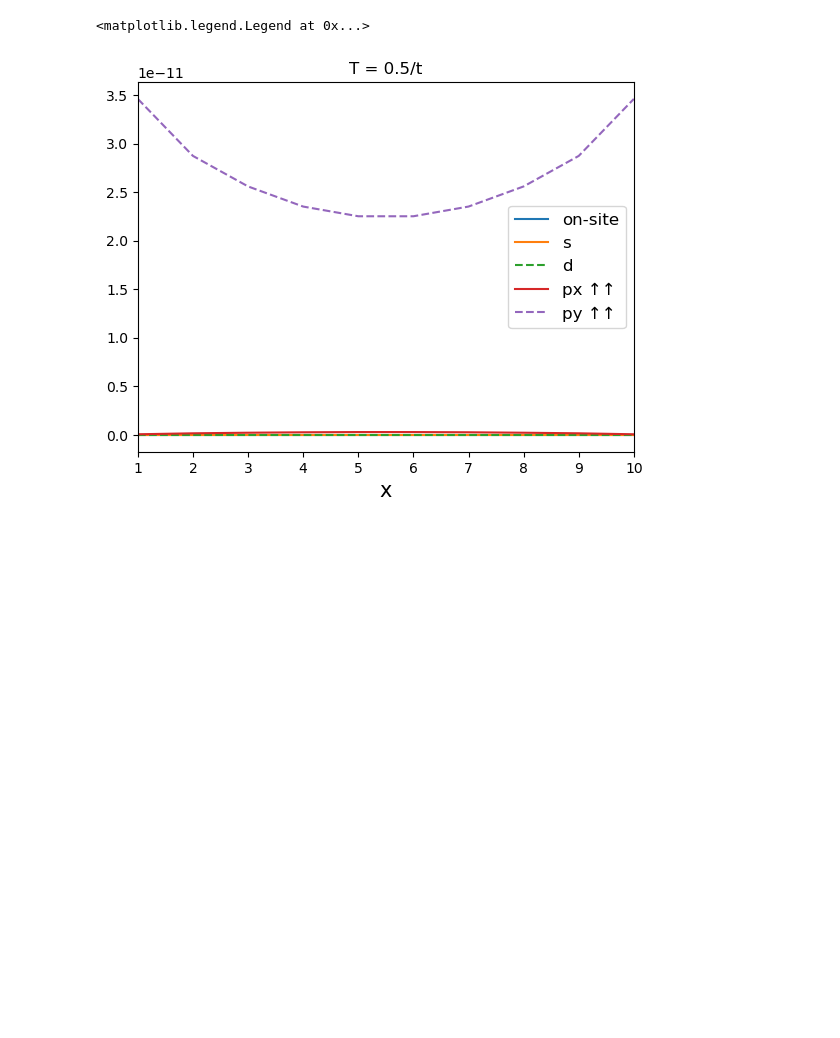
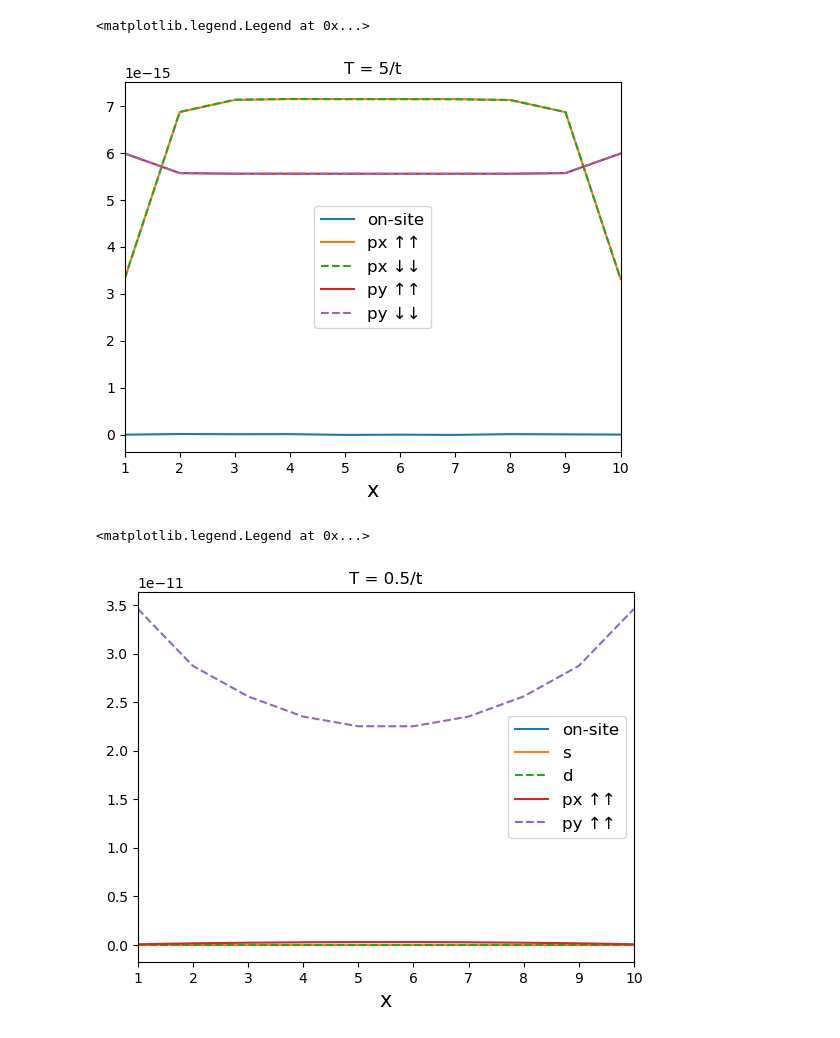
Before and after one commit to emilssp/master-thesis-codebase, a Jupyter notebook: notebooks/triplet.ipynb, the cells around one changed output. Saved outputs shown, nothing was run; the diff lists cells and outputs as text; code cells hidden in the pictures; blank space fills up the shorter version.

```diff
--- a/notebooks/triplet.ipynb
+++ b/notebooks/triplet.ipynb
@@ -61,0 +62,20 @@ plt.legend(fontsize=12, loc="best")
+# %%
+X, Y = 10, 50
+lattice = Lattice(X, Y)
+
+t = 1
+mu = 1.5 * t * np.ones(lattice.X)
+T = 5
+
+U0 = 2 * t
+U = U0 * np.ones(lattice.X)
+
+V0 = 1.5* t*2
+V = V0 * np.ones(lattice.X)
+
+V_prime = V
+
+H = Hamiltonian(t, mu, lattice,
+                U=None, V_prime=V_prime, V=None,
+                Fuu_init=[0.1, -0.1, 0.1j, -0.1j],
+                Fdd_init=[0.1, -0.1, 0.1j, -0.1j])
@@ -62,3 +88,20 @@ plt.legend(fontsize=12, loc="best")
+# %%
+F, Fuu, Fdd = H.get_correlations()
+# %%
+x = np.arange(1, X + 1)
+F0 = H.F0
+plt.title(f"T = {T}/t")
+plt.plot(x, np.real(F0), label="on-site")
+plt.plot(x, np.real(Fuu.px), label="px ↑↑")
+plt.plot(x, np.real(Fdd.px), "--", label="px ↓↓")
+plt.plot(x, np.imag(Fuu.py), label="py ↑↑")
+plt.plot(x, np.imag(Fdd.py), "--", label="py ↓↓")
+plt.xlabel("x", fontsize=15)
+plt.xlim(1, X)
+plt.legend(fontsize=12, loc="best")
+# %% [output]
+<matplotlib.legend.Legend at 0x...>
+[figure, added]
 # %%
 FS_x = (H.Fuu_xplus + H.Fuu_xmin) / 2
 FS_y = (H.Fuu_yplus + H.Fuu_ymin) / 2
```
Also changed, not shown: parts of 4 cells of this notebook, 4 other files.
